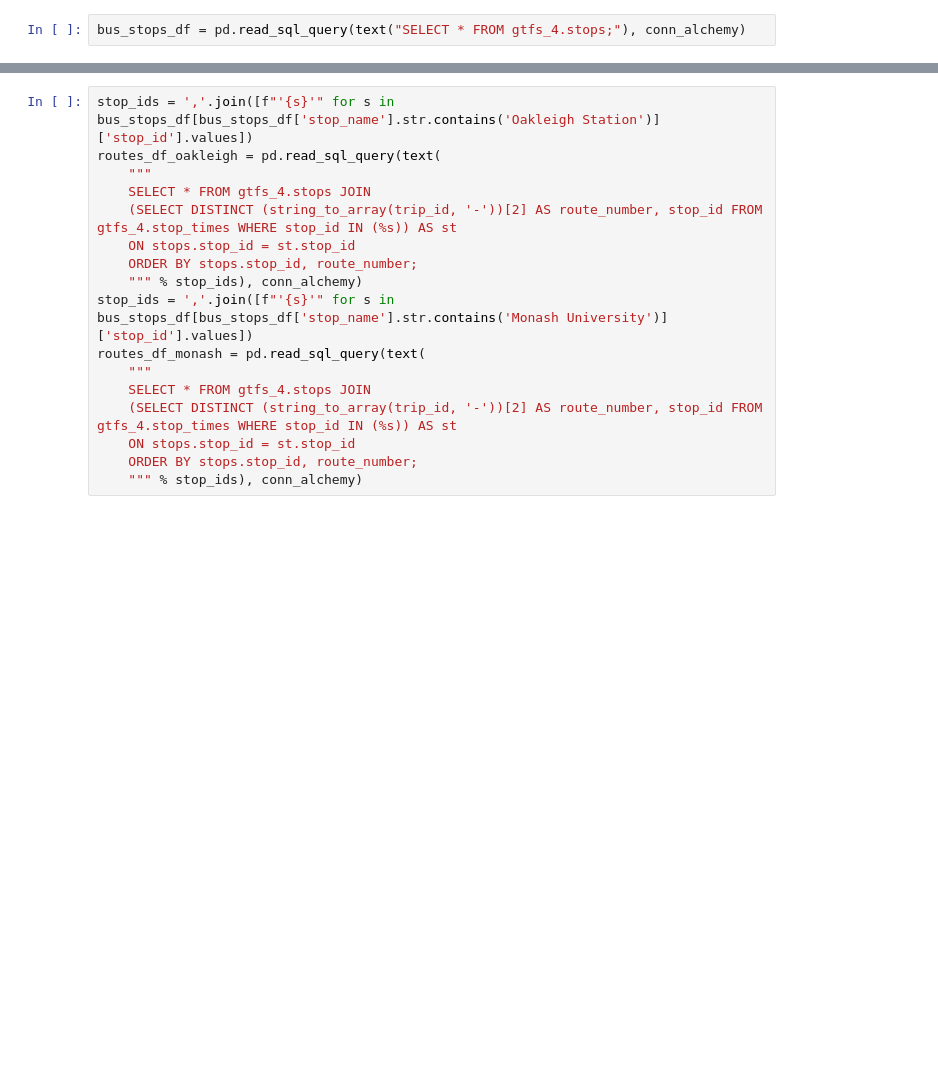
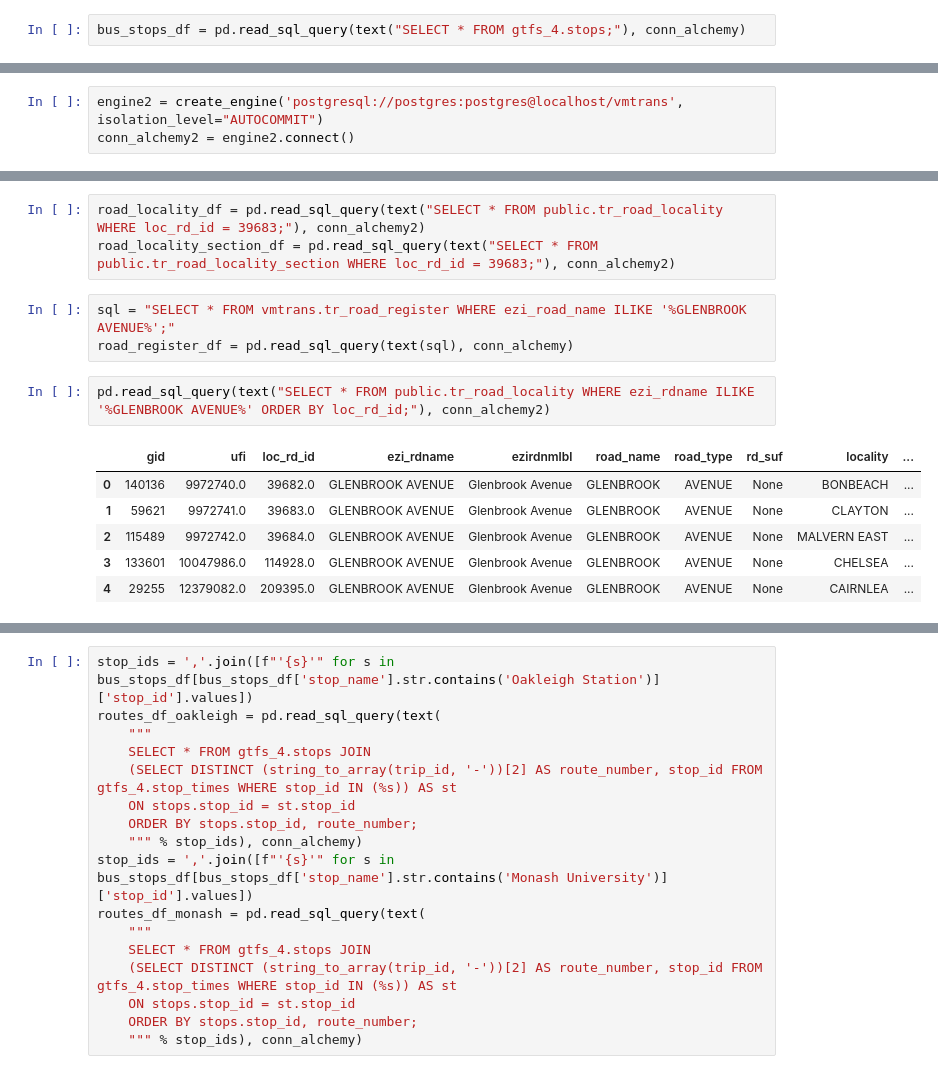
Before and after one commit to thanhan910/vicpathfinding, a Jupyter notebook: main.ipynb, the cells around one changed output, grey strips where cells are left out. Drawn from its saved outputs; the diff is of its cells as text; blank space fills up the shorter version.

```diff
--- a/main.ipynb
+++ b/main.ipynb
@@ -273,0 +309,3 @@ bus_stops_df = pd.read_sql_query(text("SELECT * FROM gtfs_4.stops;"), conn_alche
+# %%
+engine2 = create_engine('postgresql://postgres:postgres@localhost/vmtrans', isolation_level="AUTOCOMMIT")
+conn_alchemy2 = engine2.connect()
@@ -273,0 +326,15 @@ bus_stops_df = pd.read_sql_query(text("SELECT * FROM gtfs_4.stops;"), conn_alche
+# %%
+road_locality_df = pd.read_sql_query(text("SELECT * FROM public.tr_road_locality WHERE loc_rd_id = 39683;"), conn_alchemy2)
+road_locality_section_df = pd.read_sql_query(text("SELECT * FROM public.tr_road_locality_section WHERE loc_rd_id = 39683;"), conn_alchemy2)
+# %%
+sql = "SELECT * FROM vmtrans.tr_road_register WHERE ezi_road_name ILIKE '%GLENBROOK AVENUE%';"
+road_register_df = pd.read_sql_query(text(sql), conn_alchemy)
+# %%
+pd.read_sql_query(text("SELECT * FROM public.tr_road_locality WHERE ezi_rdname ILIKE '%GLENBROOK AVENUE%' ORDER BY loc_rd_id;"), conn_alchemy2)
+# %% [output]
+|  | gid | ufi | loc_rd_id | ezi_rdname | ezirdnmlbl | road_name | road_type | rd_suf | locality | ... |
+| 0 | 140136 | 9972740.0 | 39682.0 | GLENBROOK AVENUE | Glenbrook Avenue | GLENBROOK | AVENUE | None | BONBEACH | ... |
+| 1 | 59621 | 9972741.0 | 39683.0 | GLENBROOK AVENUE | Glenbrook Avenue | GLENBROOK | AVENUE | None | CLAYTON | ... |
+| 2 | 115489 | 9972742.0 | 39684.0 | GLENBROOK AVENUE | Glenbrook Avenue | GLENBROOK | AVENUE | None | MALVERN EAST | ... |
+| 3 | 133601 | 10047986.0 | 114928.0 | GLENBROOK AVENUE | Glenbrook Avenue | GLENBROOK | AVENUE | None | CHELSEA | ... |
+| 4 | 29255 | 12379082.0 | 209395.0 | GLENBROOK AVENUE | Glenbrook Avenue | GLENBROOK | AVENUE | None | CAIRNLEA | ... |
```
Also changed, not shown: parts of 17 cells of this notebook.
